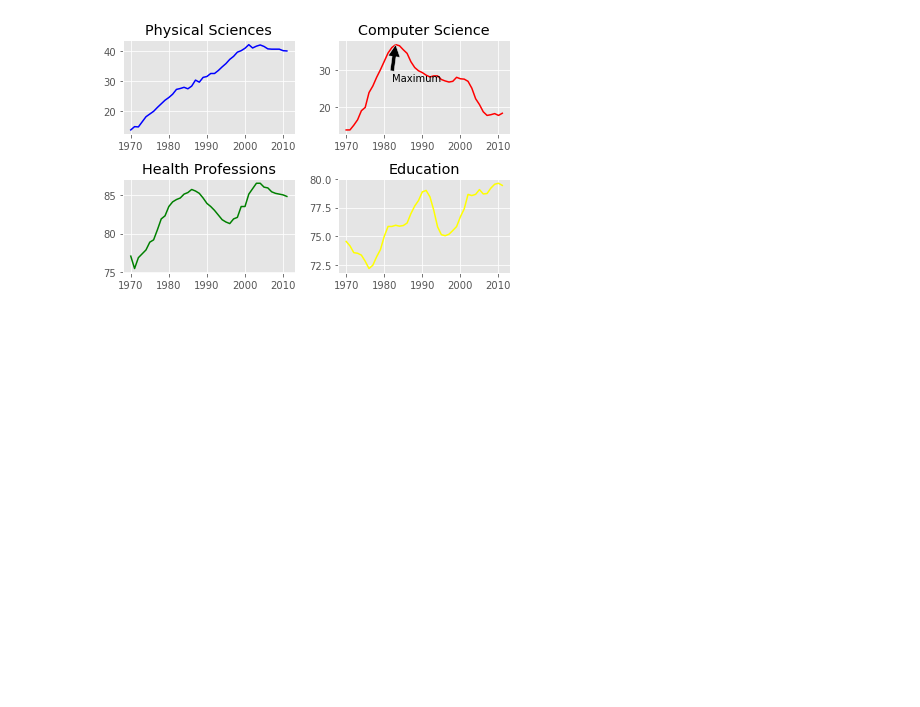
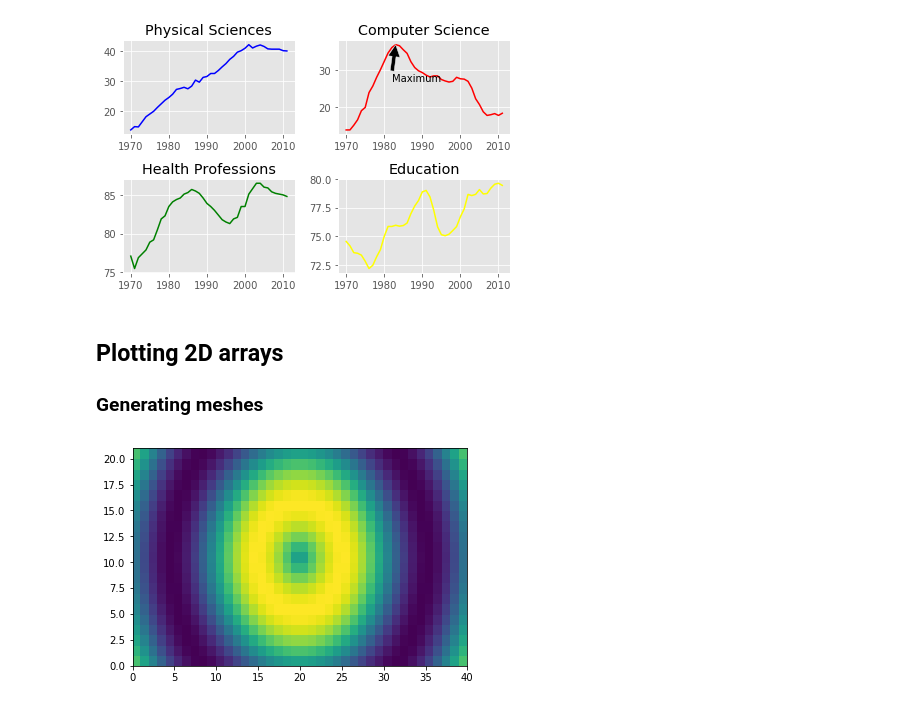
Before and after one commit to nvmoyar/datascience_notebooks, a Jupyter notebook: Introduction to Data Visualization with Python.ipynb, the cells around one changed output. Drawn from its saved outputs; the diff is of its cells as text; code cells hidden in the pictures; blank space fills up the shorter version.

```diff
--- a/Introduction to Data Visualization with Python.ipynb
+++ b/Introduction to Data Visualization with Python.ipynb
@@ -258,3 +258,30 @@ plt.tight_layout()
 plt.show()
 # %% [output]
 [figure]
+# %% [markdown]
+## Plotting 2D arrays
+
+### Generating meshes
+# %%
+# Import numpy and matplotlib.pyplot
+import numpy as np
+import matplotlib.pyplot as plt
+
+# Generate two 1-D arrays: u, v
+u = np.linspace(-2, 2, 40)
+v = np.linspace(-1, 1, 21)
+
+# Generate 2-D arrays from u and v: X, Y
+X,Y = np.meshgrid(u, v)
+
+# Compute Z based on X and Y
+Z = np.sin(3*np.sqrt(X**2 + Y**2))
+
+# Display the resulting image with pcolor()
+plt.pcolor(Z)
+plt.show()
+
+# Save the figure to 'sine_mesh.png'
+plt.savefig('saved/sine_mesh.png')
+# %% [output]
+[figure, added]
```
Also changed, not shown: parts of 6 cells of this notebook, 3 other files.
